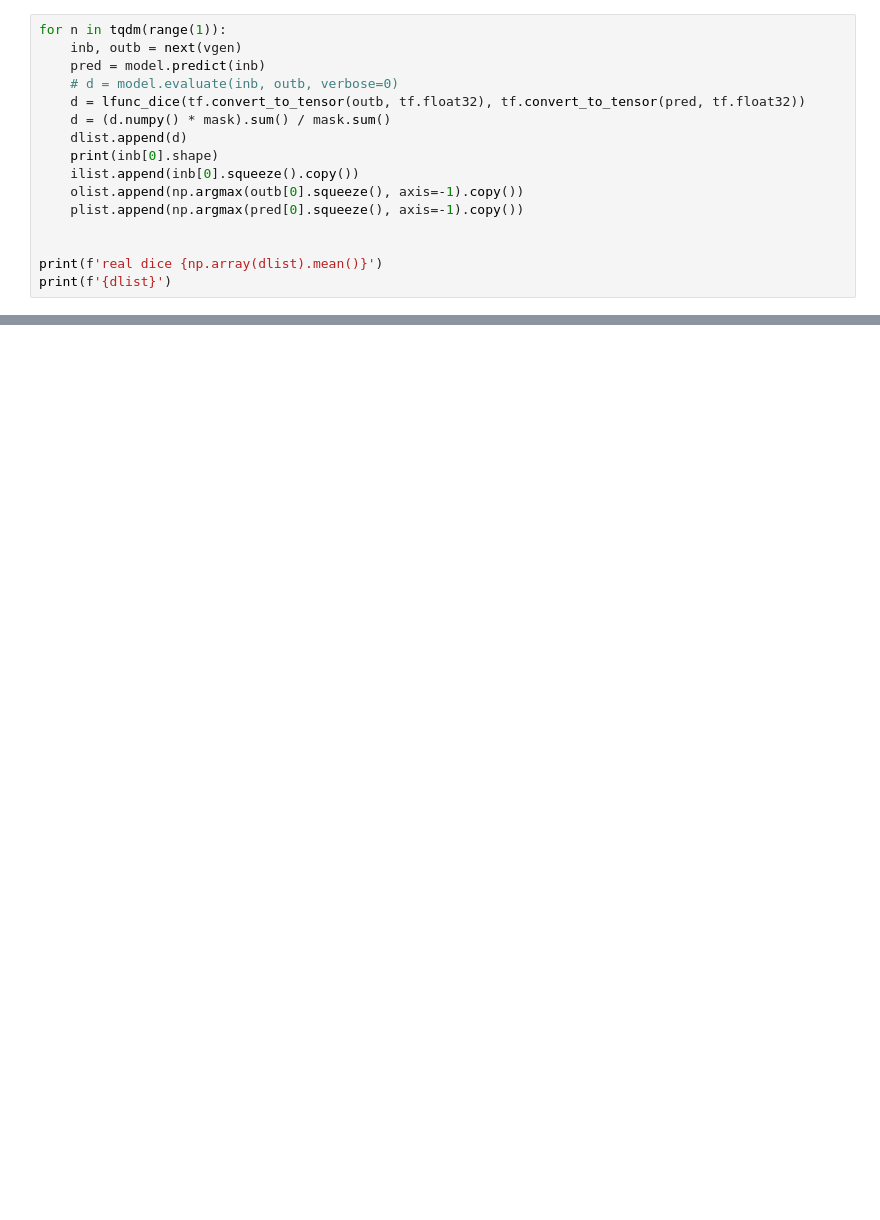
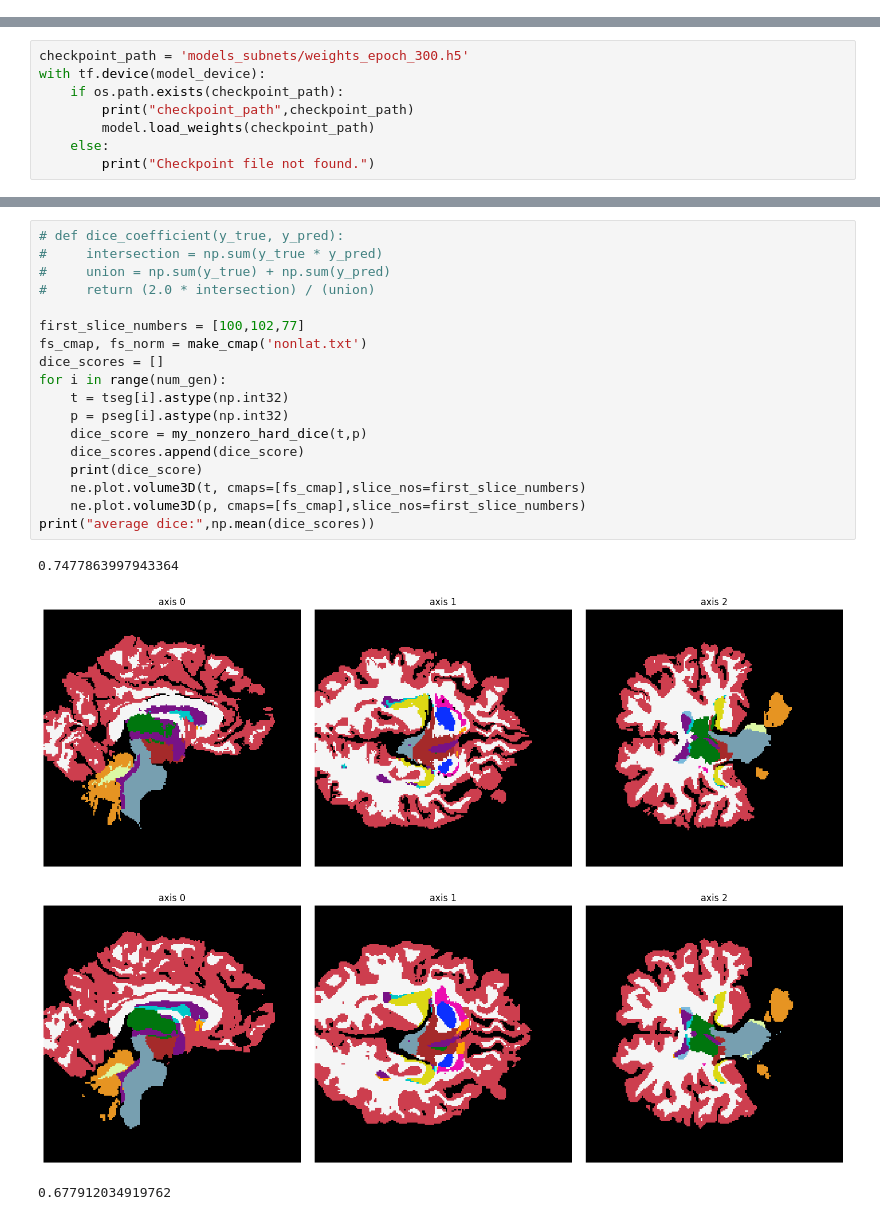
Before and after one commit to dadashkarimi/subnet, a Jupyter notebook: subnet.ipynb, the cells around one changed output, grey strips where cells are left out. Saved outputs shown, nothing was run; the diff lists cells and outputs as text; blank space fills up the shorter version.

```diff
--- a/subnet.ipynb
+++ b/subnet.ipynb
@@ -749,16 +725,0 @@ for i in range(1):
-# %%
-for n in tqdm(range(1)):
-    inb, outb = next(vgen)
-    pred = model.predict(inb)
-    # d = model.evaluate(inb, outb, verbose=0)
-    d = lfunc_dice(tf.convert_to_tensor(outb, tf.float32), tf.convert_to_tensor(pred, tf.float32))
-    d = (d.numpy() * mask).sum() / mask.sum()
-    dlist.append(d)
-    print(inb[0].shape)
-    ilist.append(inb[0].squeeze().copy())
-    olist.append(np.argmax(outb[0].squeeze(), axis=-1).copy())
-    plist.append(np.argmax(pred[0].squeeze(), axis=-1).copy())
-
-
-print(f'real dice {np.array(dlist).mean()}')
-print(f'{dlist}')
@@ -949,0 +813,8 @@ nib.save(nib.Nifti1Image(volume_data, np.eye(4), header=None), "output/nvol_avg.
+# %%
+checkpoint_path = 'models_subnets/weights_epoch_300.h5'
+with tf.device(model_device):
+    if os.path.exists(checkpoint_path):
+        print("checkpoint_path",checkpoint_path)
+        model.load_weights(checkpoint_path)
+    else:
+        print("Checkpoint file not found.")
@@ -949,0 +873,23 @@ nib.save(nib.Nifti1Image(volume_data, np.eye(4), header=None), "output/nvol_avg.
+# %%
+# def dice_coefficient(y_true, y_pred):
+#     intersection = np.sum(y_true * y_pred)
+#     union = np.sum(y_true) + np.sum(y_pred)
+#     return (2.0 * intersection) / (union)
+
+first_slice_numbers = [100,102,77]
+fs_cmap, fs_norm = make_cmap('nonlat.txt')
+dice_scores = []
+for i in range(num_gen):
+    t = tseg[i].astype(np.int32)
+    p = pseg[i].astype(np.int32)
+    dice_score = my_nonzero_hard_dice(t,p)
+    dice_scores.append(dice_score)
+    print(dice_score)
+    ne.plot.volume3D(t, cmaps=[fs_cmap],slice_nos=first_slice_numbers)
+    ne.plot.volume3D(p, cmaps=[fs_cmap],slice_nos=first_slice_numbers)
+print("average dice:",np.mean(dice_scores))
+# %% [output]
+0.7477863997943364
+[figure, added]
+[figure, added]
+0.677912034919762
```
Also changed, not shown: parts of 25 cells of this notebook, 11 other files.
